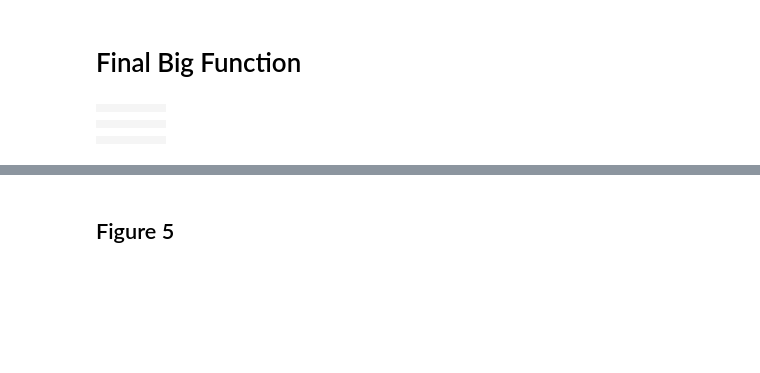
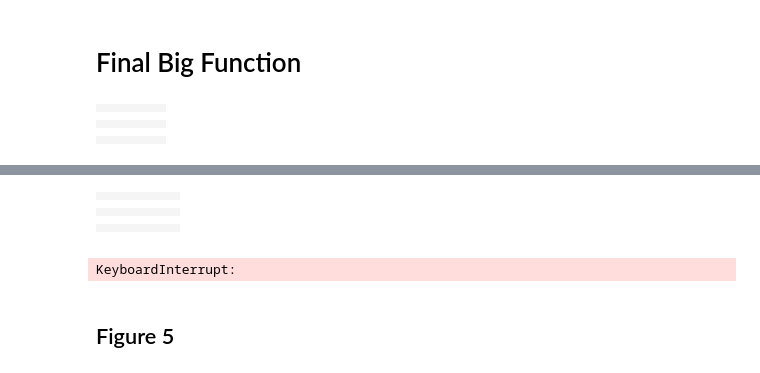
Before and after one commit to usohi/PHYS202-S14, a Jupyter notebook: Schelling/Schelling Model.ipynb, the cells around one changed output, grey strips where cells are left out. Cells and saved outputs as stored; diff of their text form; code cells hidden in the pictures; blank space fills up the shorter version.

```diff
--- a/Schelling/Schelling Model.ipynb
+++ b/Schelling/Schelling Model.ipynb
@@ -200,7 +200,7 @@ def satisfaction(grid,i,j):
                     satisfaction = float(sat) / float(MaxNeighbors)
                     return satisfaction
 
-            elif (i == GridSize  and j ==GridSize-1):
+            elif (i == GridSize-1  and j ==GridSize-1):
 
                 MaxNeighbors = 3
 
@@ -284,7 +284,7 @@ def satisfaction(grid,i,j):
                     satisfaction = float(sat) / float(MaxNeighbors)
                     return satisfaction
 
-            elif i == GridSize and j !=0 and j!=GridSize-1:
+            elif i == GridSize-1 and j !=0 and j!=GridSize-1:
                 if equal_color(grid[i,j+1],grid[i,j]):
                     sat = sat + 1
                 elif equal_black(grid[i,j+1]):
@@ -313,7 +313,7 @@ def satisfaction(grid,i,j):
                     satisfaction = float(sat) / float(MaxNeighbors)
                     return satisfaction
 
-            elif j == GridSize and i!=0 and i != GridSize-1:
+            elif j == GridSize-1 and i!=0 and i != GridSize-1:
                 if equal_color(grid[i+1,j],grid[i,j]):
                     sat = sat + 1
                 elif equal_black(grid[i+1,j]):
@@ -606,3 +641,13 @@ NameError: name 'RedPop' is not defined
+# %%
+Schelling_Final(6,0.5,40,40)
+# %% [output]
+|  |  |  |  |  |  |
+|  |  |  |  |  |  |
+|  |  |  |  |  |  |
+|  |  |  |  |  |  |
+|  |  |  |  |  |  |
+|  |  |  |  |  |  |
+KeyboardInterrupt:
 # %% [markdown]
 ## Figure 5
 # %%
```
Also changed, not shown: parts of 5 cells of this notebook.
